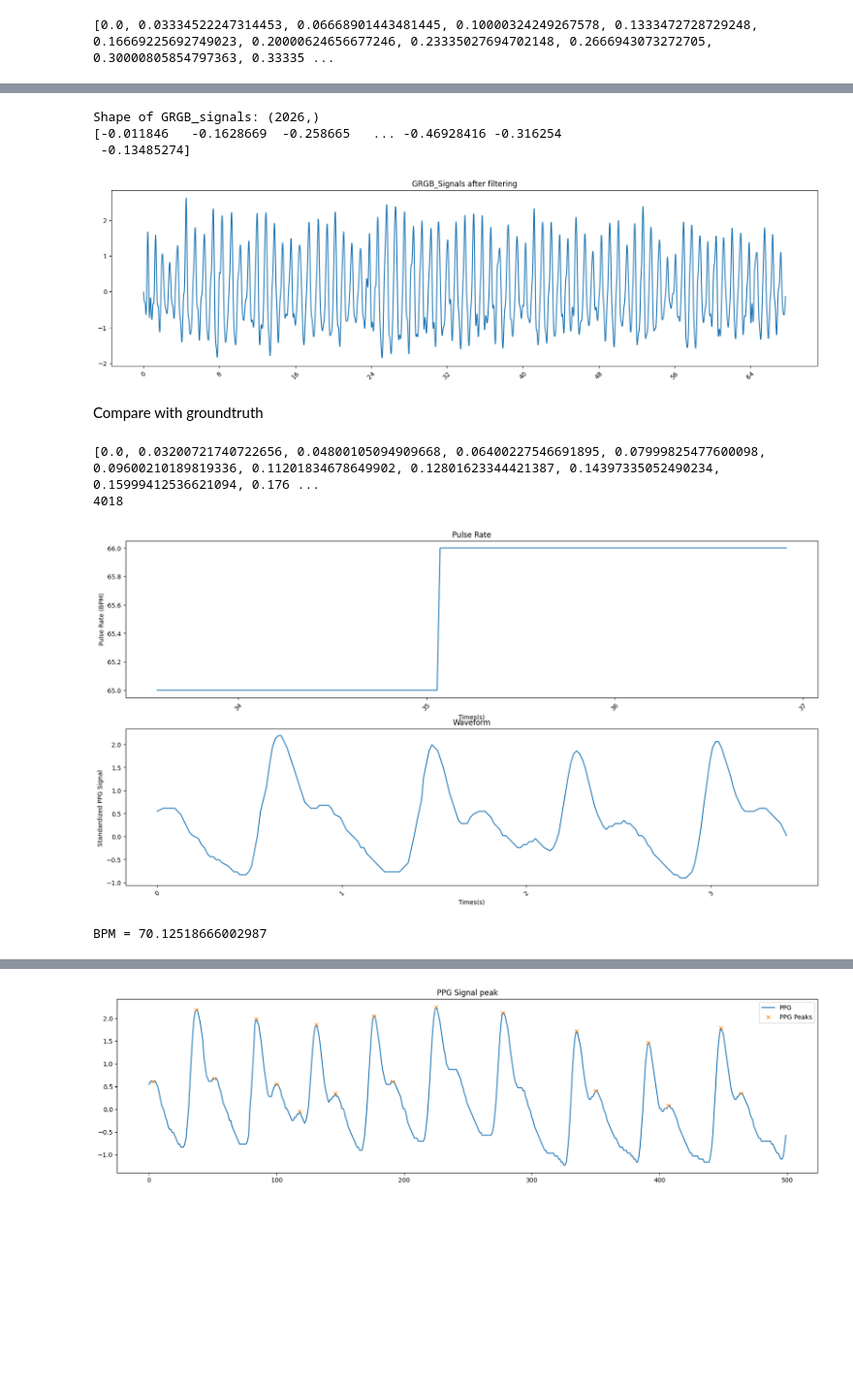
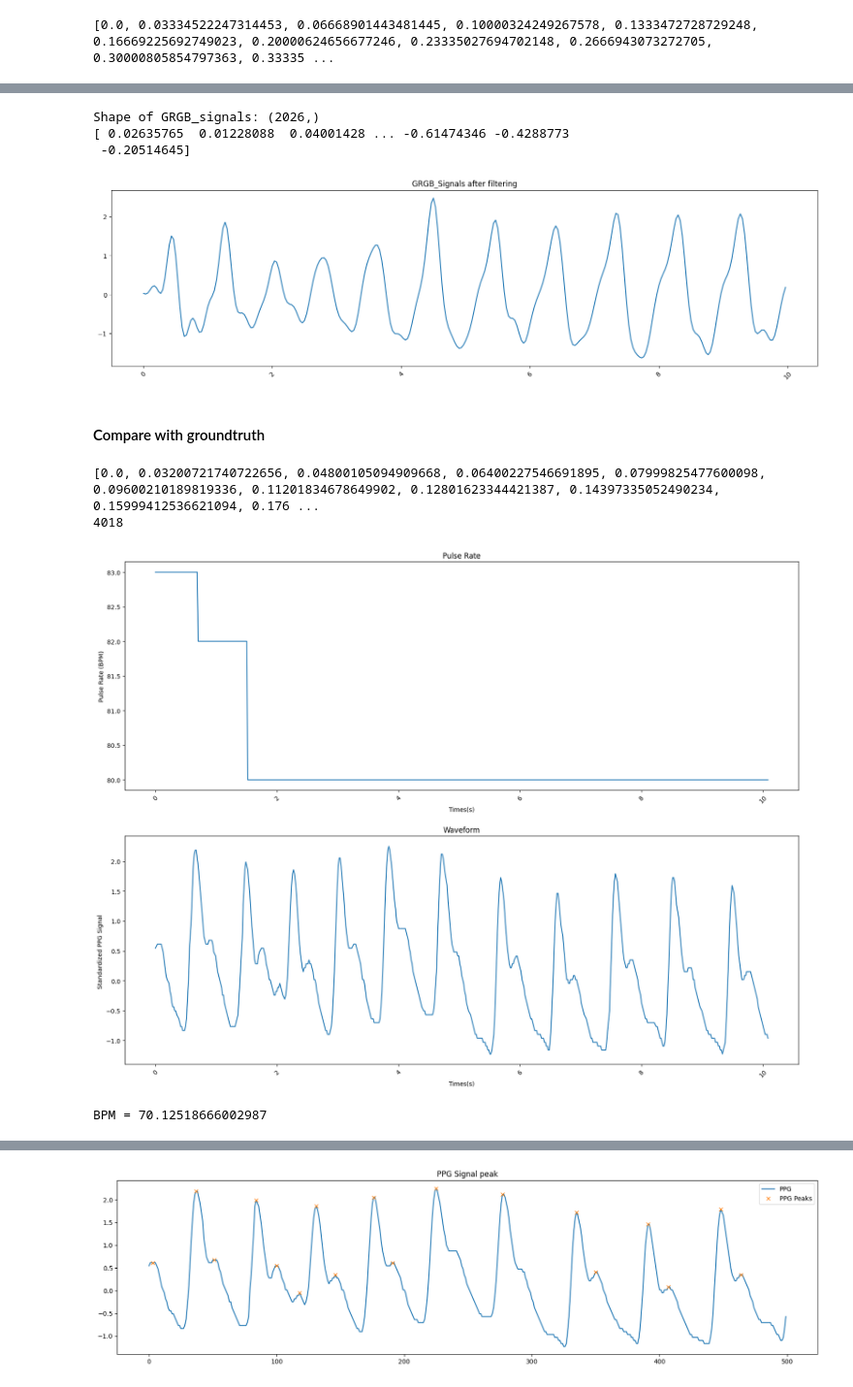
Before and after one commit to Ren1100/remote-PPG, a Jupyter notebook: test.ipynb, the cells around one changed output, grey strips where cells are left out. Shown at 97% size. Cells and saved outputs as stored; diff of their text form; code cells hidden in the pictures; blank space fills up the shorter version.

```diff
--- a/test.ipynb
+++ b/test.ipynb
@@ -304,7 +405,7 @@ GRGB_filtered = (GRGB_filtered-np.mean(GRGB_filtered))/np.std(GRGB_filtered)
 print(f"Shape of GRGB_signals: {GRGB_filtered.shape}")
 print(GRGB_filtered)
 plt.figure(figsize=(20,5))
-plt.plot(video_durations, GRGB_filtered)
+plt.plot(video_durations[:300], GRGB_filtered[:300])
 # plt.plot(GRGB_filtered)
 plt.gca().xaxis.set_major_locator(MaxNLocator(integer=True, nbins=10))  # Set the number of x-ticks to 10
 plt.xticks(rotation=45)  # Rotate labels for better readability
@@ -312,13 +413,14 @@ plt.title(f"GRGB_Signals after filtering")
 plt.show()
 # %% [output]
 Shape of GRGB_signals: (2026,)
-[-0.011846   -0.1628669  -0.258665   ... -0.46928416 -0.316254
- -0.13485274]
+[ 0.02635765  0.01228088  0.04001428 ... -0.61474346 -0.4288773
+ -0.20514645]
-[figure, old version]
+[figure, new version]
 # %% [markdown]
-Compare with groundtruth
+#### Compare with groundtruth
 # %%
 import json
+from matplotlib.ticker import MaxNLocator
 
 gt_path = dataset_path + subject_name +'/01-01.json'
 
@@ -350,7 +452,7 @@ oxymeter_durations = [duration_package - first_duration_package for duration_pac
 print(oxymeter_durations[:15])
 print(len(waveform))
 
-plt.figure(figsize=(20,10))
+plt.figure(figsize=(20,15))
 # plt.subplot(2,1,1)
 # plt.plot(pulseRate)
 # plt.gca().xaxis.set_major_locator(MaxNLocator(integer=True, nbins=10))  # Set the number of x-ticks to 10
@@ -361,34 +463,34 @@ plt.figure(figsize=(20,10))
 # plt.gca().xaxis.set_major_locator(MaxNLocator(integer=True, nbins=10))  # Set the number of x-ticks to 10
 # plt.xticks(rotation=45)  # Rotate labels for better readability
 # plt.show()
 
 #plotting against converted timestamps
 # Plot pulse rate
 plt.subplot(2, 1, 1)
-plt.plot(oxymeter_durations[2000:2200], pulseRate[2000:2200])
+plt.plot(oxymeter_durations[:600], pulseRate[:600])
 plt.gca().xaxis.set_major_locator(MaxNLocator(integer=True, nbins=10))  # Set number of x-ticks to 10
 plt.xticks(rotation=45)  # Rotate labels for better readability
 plt.title("Pulse Rate")
 plt.xlabel("Times(s)")  # Label x-axis
 plt.ylabel("Pulse Rate (BPM)")  # Label y-axis with unit
 
 # Plot waveform
 plt.subplot(2, 1, 2)
-plt.plot(oxymeter_durations[:200], waveform[:200])
+plt.plot(oxymeter_durations[:600], waveform[:600])
 plt.gca().xaxis.set_major_locator(MaxNLocator(integer=True, nbins=10))  # Set number of x-ticks to 10
 plt.xticks(rotation=45)  # Rotate labels for better readability
 plt.title("Waveform")
 plt.xlabel("Times(s)")  # Label x-axis
 plt.ylabel("Standardized PPG Signal ")  # Label y-axis with unit
 plt.show()
 
 print(f"BPM = {np.mean(pulseRate)}")
 # print(len(timestamps_package))
 # print(len(frame_package))
 # print(len(timestamps))
 # print(len(frame))
 # %% [output]
 [0.0, 0.03200721740722656, 0.04800105094909668, 0.06400227546691895, 0.07999825477600098, 0.09600210189819336, 0.11201834678649902, 0.12801623344421387, 0.14397335052490234, 0.15999412536621094, 0.176 ...
 4018
-[figure, old version]
+[figure, new version]
 BPM = 70.12518666002987
```
Also changed, not shown: parts of 40 cells of this notebook, 3 other files.
